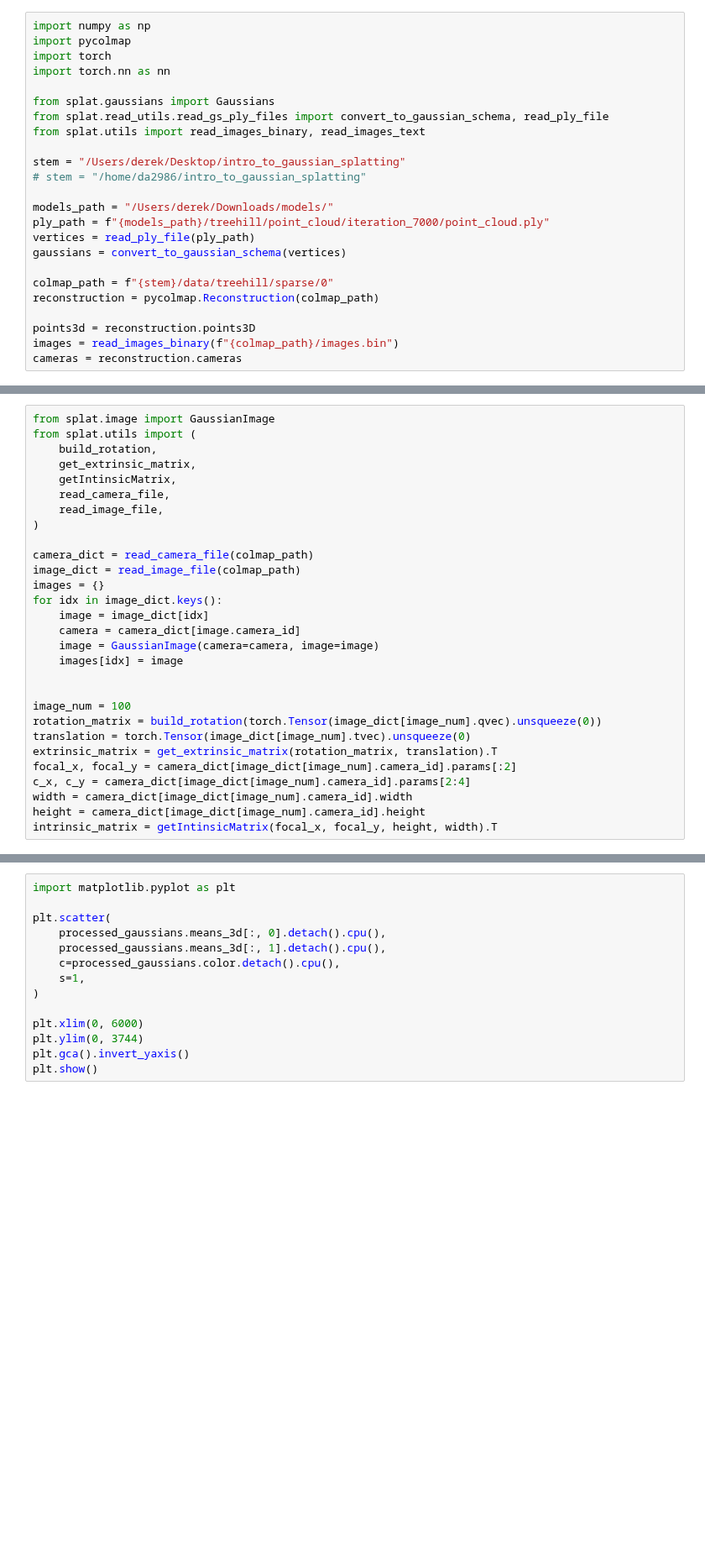
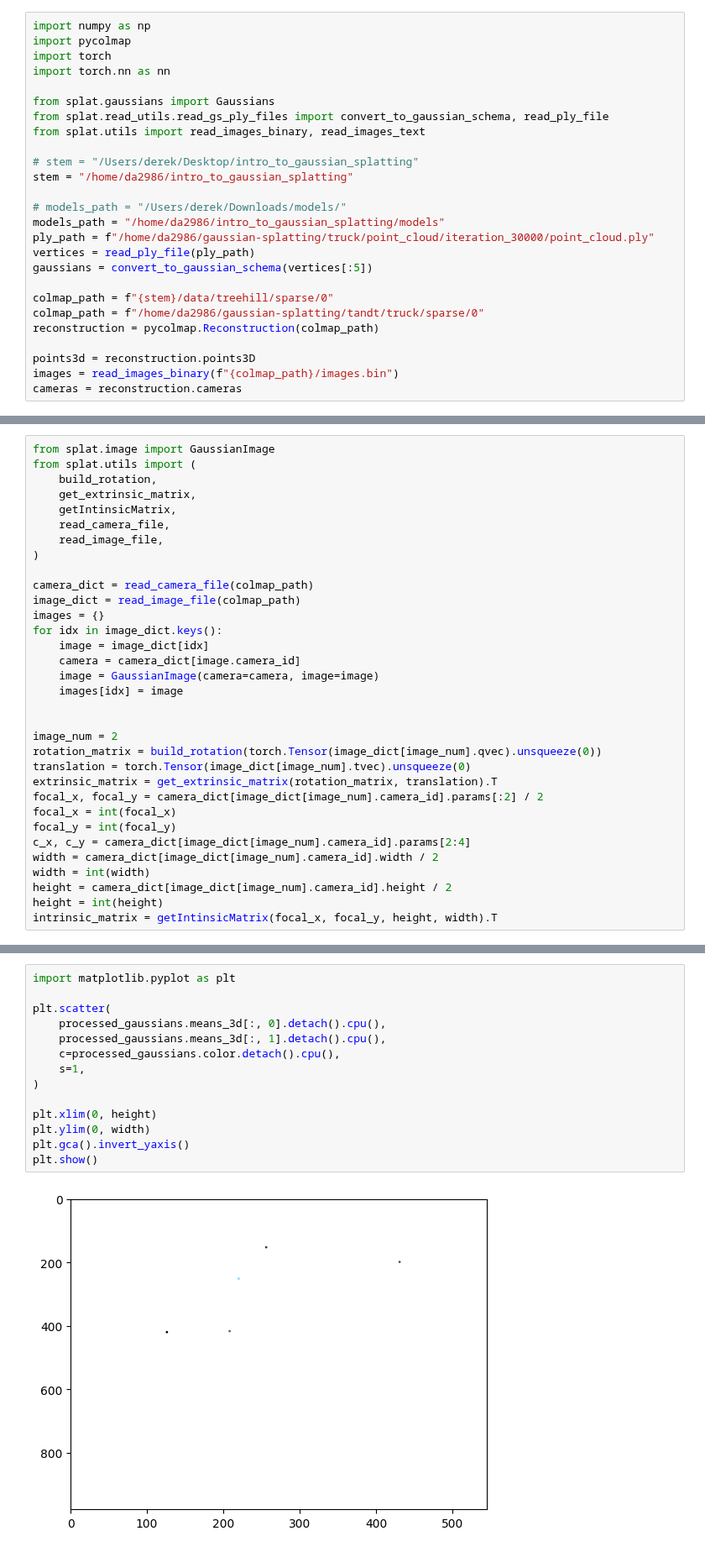
Before and after one commit to dcaustin33/intro_to_gaussian_splatting, a Jupyter notebook: splat/render_engine/test_cpu_image.ipynb, the cells around one changed output, grey strips where cells are left out. Shown at 84% size. Drawn from its saved outputs; the diff is of its cells as text; blank space fills up the shorter version.

```diff
--- a/splat/render_engine/test_cpu_image.ipynb
+++ b/splat/render_engine/test_cpu_image.ipynb
@@ -8,15 +8,17 @@ from splat.gaussians import Gaussians
 from splat.read_utils.read_gs_ply_files import convert_to_gaussian_schema, read_ply_file
 from splat.utils import read_images_binary, read_images_text
 
-stem = "/Users/derek/Desktop/intro_to_gaussian_splatting"
-# stem = "/home/da2986/intro_to_gaussian_splatting"
+# stem = "/Users/derek/Desktop/intro_to_gaussian_splatting"
+stem = "/home/da2986/intro_to_gaussian_splatting"
 
-models_path = "/Users/derek/Downloads/models/"
-ply_path = f"{models_path}/treehill/point_cloud/iteration_7000/point_cloud.ply"
+# models_path = "/Users/derek/Downloads/models/"
+models_path = "/home/da2986/intro_to_gaussian_splatting/models"
+ply_path = f"/home/da2986/gaussian-splatting/truck/point_cloud/iteration_30000/point_cloud.ply"
 vertices = read_ply_file(ply_path)
-gaussians = convert_to_gaussian_schema(vertices)
+gaussians = convert_to_gaussian_schema(vertices[:5])
 
 colmap_path = f"{stem}/data/treehill/sparse/0"
+colmap_path = f"/home/da2986/gaussian-splatting/tandt/truck/sparse/0"
 reconstruction = pycolmap.Reconstruction(colmap_path)
 
 points3d = reconstruction.points3D
@@ -42,12 +49,16 @@ for idx in image_dict.keys():
     images[idx] = image
 
 
-image_num = 100
+image_num = 2
 rotation_matrix = build_rotation(torch.Tensor(image_dict[image_num].qvec).unsqueeze(0))
 translation = torch.Tensor(image_dict[image_num].tvec).unsqueeze(0)
 extrinsic_matrix = get_extrinsic_matrix(rotation_matrix, translation).T
-focal_x, focal_y = camera_dict[image_dict[image_num].camera_id].params[:2]
+focal_x, focal_y = camera_dict[image_dict[image_num].camera_id].params[:2] / 2
+focal_x = int(focal_x)
+focal_y = int(focal_y)
 c_x, c_y = camera_dict[image_dict[image_num].camera_id].params[2:4]
-width = camera_dict[image_dict[image_num].camera_id].width
-height = camera_dict[image_dict[image_num].camera_id].height
+width = camera_dict[image_dict[image_num].camera_id].width / 2
+width = int(width)
+height = camera_dict[image_dict[image_num].camera_id].height / 2
+height = int(height)
 intrinsic_matrix = getIntinsicMatrix(focal_x, focal_y, height, width).T
@@ -103,14 +88,16 @@ processed_gaussians.radius
 # %%
 import matplotlib.pyplot as plt
 
 plt.scatter(
     processed_gaussians.means_3d[:, 0].detach().cpu(),
     processed_gaussians.means_3d[:, 1].detach().cpu(),
     c=processed_gaussians.color.detach().cpu(),
     s=1,
 )
 
-plt.xlim(0, 6000)
-plt.ylim(0, 3744)
+plt.xlim(0, height)
+plt.ylim(0, width)
 plt.gca().invert_yaxis()
 plt.show()
+# %% [output]
+[figure, added]
```
Also changed, not shown: parts of 7 cells of this notebook, 16 other files.
